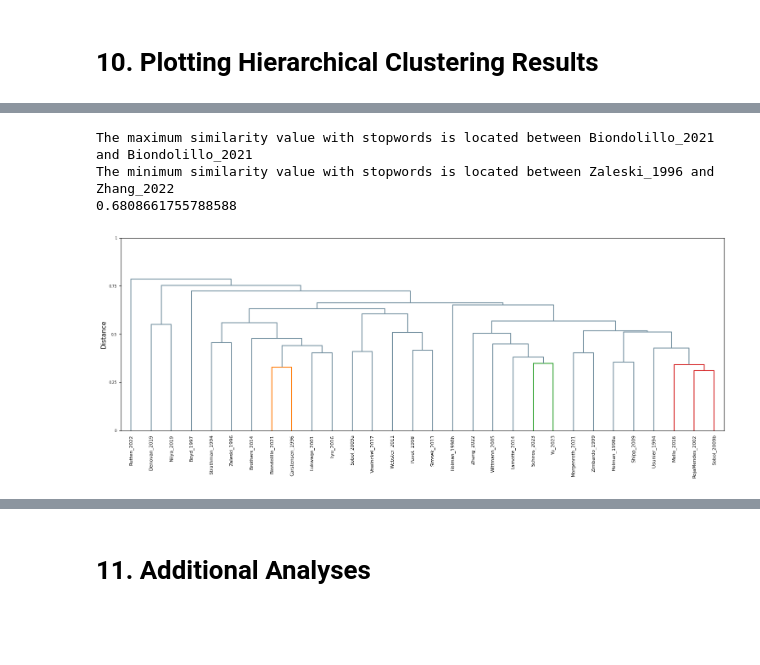
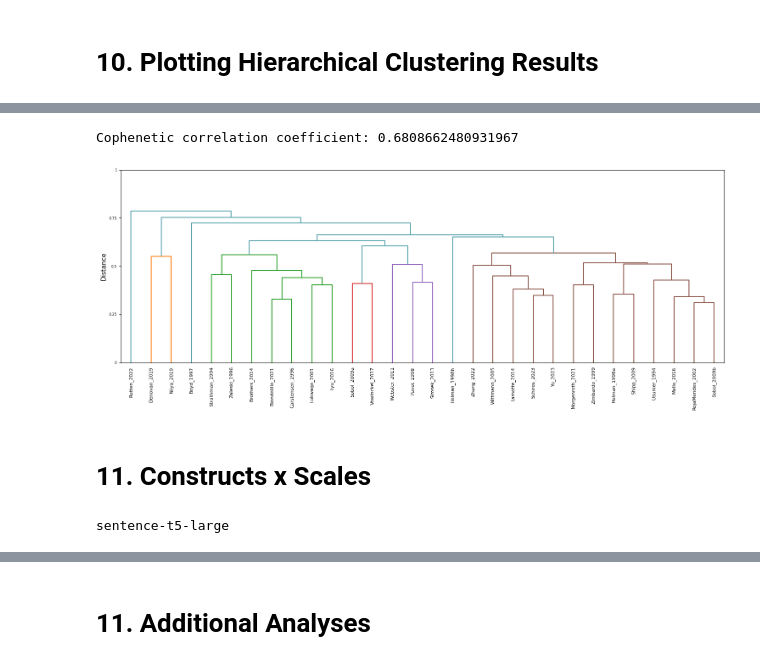
Before and after one commit to Rodrigo-Motta/Timing_LLM, a Jupyter notebook: notebooks/Paper_LLM_AC.ipynb, the cells around one changed output, grey strips where cells are left out. Saved outputs shown, nothing was run; the diff lists cells and outputs as text; code cells hidden in the pictures; blank space fills up the shorter version.

Commit message:
updated to paper first version

```diff
--- a/notebooks/Paper_LLM_AC.ipynb
+++ b/notebooks/Paper_LLM_AC.ipynb
@@ -209,26 +124,0 @@ df_item_cluster_mean_distances
-# %%
-# 5.1.3 Calculate inter-cluster distances
-def intercluster_distances(df, embeddings):
-    clusters = np.unique(df['cluster'])
-    cluster_centroids = np.array([embeddings[df[df['cluster'] == cluster].index, :].mean(axis=0) for cluster in clusters])
-    intercluster_distances = squareform(pdist(cluster_centroids, 'cosine'))
-    return intercluster_distances
-
-#WE NEED TO DOUBLE CHECK THIS.. IF IT MAKES SENSE TO AVERAGE FIRST OR AFTER CALCULATING THE DISTANCES...
-
-item_intercluster_distances = intercluster_distances(df_items, arr_items[:, model, :])
-
-# Prepare data for DataFrame
-clusters = df_items['cluster'].unique()
-cluster_pairs = [(clusters[i], clusters[j]) for i in range(len(clusters)) for j in range(i+1, len(clusters))]
-distances = [item_intercluster_distances[i, j] for i in range(len(clusters)) for j in range(i+1, len(clusters))]
-
-# Create DataFrame
-df_item_intercluster_distances = pd.DataFrame({
-    "Cluster A": [pair[0] for pair in cluster_pairs],
-    "Cluster B": [pair[1] for pair in cluster_pairs],
-    "Distance": distances
-})
-
-# Display the DataFrame
-df_item_intercluster_distances
@@ -255,12 +133,14 @@ ut.plot_3D_PCA(comps_constructs, data_constructs.list_names, df_constructs['clus
 # 6. Repetitions
 # %%
 """Compute the average and standard deviation of similarities across multiple scrambles."""
-
+n_scrambles = 5
 # 6.1 Repetitions over scales items
-average_dist_items, std_dist_items = ut.similaraties_average(data_items, model_list, num_refs, n_scrambles)
+average_dist_items, std_dist_items = ut.similarities_average(data_items, model_list, num_refs, n_scrambles)
+#average_dist_items, std_dist_items = ut.similarities_average_gpt(data_items, ['gpt'], num_refs, n_scrambles)
 
 # 6.2 Repetitions over constructs definitions
-average_dist_constructs, std_dist_constructs = ut.similaraties_average(data_constructs, model_list, num_refs, 1)
+average_dist_constructs, std_dist_constructs = ut.similarities_average(data_constructs, model_list, num_refs, 1)
+#average_dist_constructs, std_dist_constructs = ut.similarities_average_gpt(data_constructs, ['gpt'], num_refs, 1)
 # %% [output]
 sentence-t5-large
 sentence-t5-large
@@ -268,9 +148,9 @@ sentence-t5-large
 # 7. Distance Matrices Creation and Normalization
 # %%
 # 7.1 Scales items
-df_distances_items = ut.convert_arr_to_pandas(average_dist_items, data_items)
+df_distances_items = ut.convert_arr_to_pandas(average_dist_items, data_items.list_names)
 df_distances_items = ut.min_max_norm(df_distances_items) # Min-Max Scaling
 
 # 7.2 Constructs
-df_distances_constructs = ut.convert_arr_to_pandas(average_dist_constructs, data_constructs)
+df_distances_constructs = ut.convert_arr_to_pandas(average_dist_constructs, data_constructs.list_names)
 df_distances_constructs = ut.min_max_norm(df_distances_constructs) # Min-Max Scaling
@@ -448,8 +310,25 @@ The minimum similarity value with stopwords is located between Boyd_1997 and Zha
 # %%
 # 10.2 Constructs definitions
-ut.plot_dendogram(df_distances_constructs)
+Z, df_clusters = plot_dendrogram_clusters(df_distances_constructs, threshold=0.6)
 # %% [output]
-The maximum similarity value with stopwords is located between Biondolillo_2021 and Biondolillo_2021
-The minimum similarity value with stopwords is located between Zaleski_1996 and Zhang_2022
-0.6808661755788588
+Cophenetic correlation coefficient: 0.6808662480931967
-[figure, old version]
+[figure, new version]
+# %% [markdown]
+# 11. Constructs x Scales
+# %%
+# 4.1. Scales items
+import time
+from sklearn.metrics.pairwise import cosine_similarity
+
+# Record start time
+start_time = time.time()
+
+# Your code block
+n_scrambles = 50 # aumentar o nº de scrambles (e.g., 100)
+arr_scales = ut.get_embedding(data_items, model_list, num_refs, n_scrambles)
+arr_constructs = ut.get_embedding(data_constructs, model_list, num_refs, n_scrambles)
+
+# arr_scales = ut.get_embedding_gpt(data_items,['gpt'], num_refs, n_scrambles)
+# arr_constructs = ut.get_embedding_gpt(data_constructs, ['gpt'], num_refs, n_scrambles)
+# %% [output]
+sentence-t5-large
```
Also changed, not shown: parts of 25 cells of this notebook, 3 other files.
